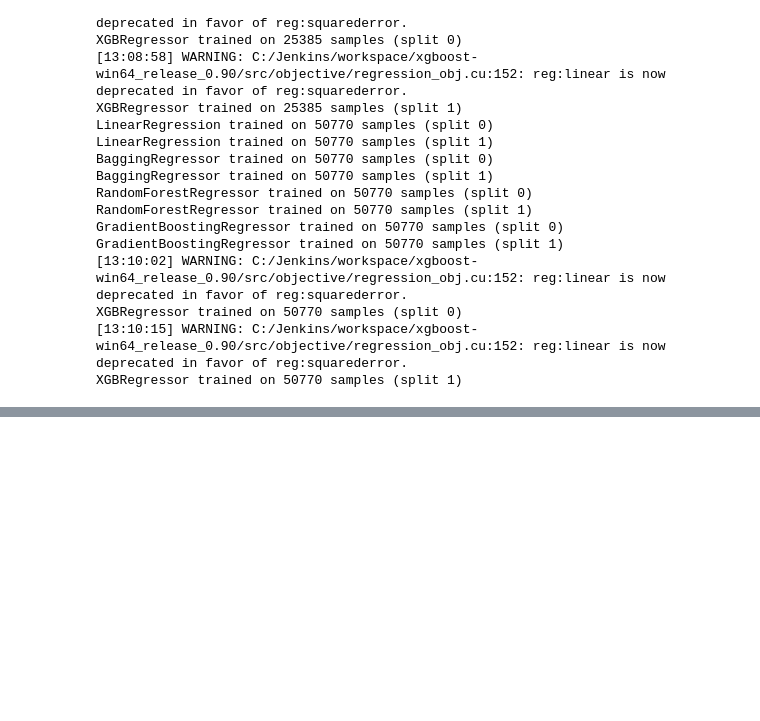
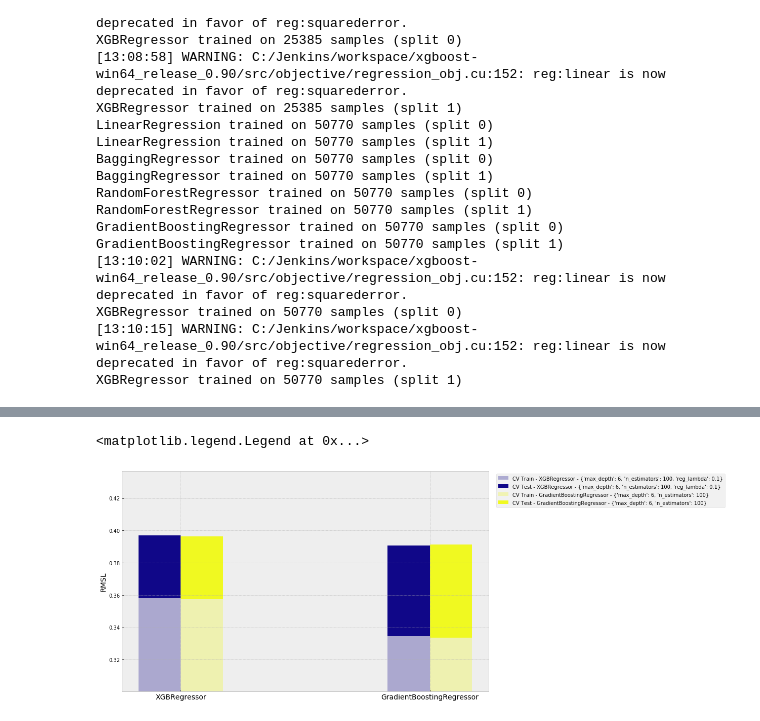
Before and after one commit to corasantos/KAGGLE-NY-Taxi-Trip-Duration, a Jupyter notebook: Draft.ipynb, the cells around one changed output, grey strips where cells are left out. Saved outputs shown, nothing was run; the diff lists cells and outputs as text; code cells hidden in the pictures; blank space fills up the shorter version.

```diff
--- a/Draft.ipynb
+++ b/Draft.ipynb
@@ -767,7 +756,7 @@ Length: 86, dtype: object
 ### 3.1 Transform: Logarithmic or Box-Cox
 # %%
 #bc for Box-Cox transformation
-transform = 'bc'
+transform = 'log'
 
 if transform == 'bc':
     data6 = data5.drop(columns=['log_dist','log_trip_duration','dist','trip_duration'])
@@ -973,0 +988,48 @@ Text(0, 0.5, 'RMSL')
+# %%
+from matplotlib import cm
+
+fig = plt.figure(figsize = (13,8))
+bar_width = 0.085
+colors = cm.plasma(np.linspace(1,255,len(regressors)).astype(int))
+
+for r, regressor, in enumerate(regressors):
+    for p,params in enumerate(results[regressor.__class__.__name__]['params']):
+        if p < len(results[regressor.__class__.__name__]['params'])-1:
+            plt.bar(p/2+r*bar_width,
+                    results[regressor.__class__.__name__]['mean_train_score'][p],
+                    width = bar_width,
+                    color = colors[r],
+                    alpha=0.3)
+
+            plt.bar(p/2+r*bar_width,
+                    results[regressor.__class__.__name__]['mean_test_score'][p]-results[regressor.__class__.__name__]['mean_train_score'][p],
+                    width = bar_width,
+                    color = colors[r],
+                    bottom=results[regressor.__class__.__name__]['mean_train_score'][p])
+        else:
+            plt.bar(p/2+r*bar_width,
+                    results[regressor.__class__.__name__]['mean_train_score'][p],
+                    width = bar_width,
+                    color = colors[r],
+                    alpha=0.3,
+                    label='CV Train - '+regressor.__class__.__name__ + ' - ' + str(results[regressor.__class__.__name__]['params'][p]))
+
+            plt.bar(p/2+r*bar_width,
+                    results[regressor.__class__.__name__]['mean_test_score'][p]-results[regressor.__class__.__name__]['mean_train_score'][p],
+                    width = bar_width,
+                    color = colors[r],
+                    bottom=results[regressor.__class__.__name__]['mean_train_score'][p],
+                    label='CV Test - '+regressor.__class__.__name__ + ' - ' + str(results[regressor.__class__.__name__]['params'][p]))
+
+ticks = [np.mean(r/2+bar_width * np.arange(len(regressors))) for r, regressor, in enumerate(regressors)]
+ticklables = [regressor.__class__.__name__ for r, regressor, in enumerate(regressors)]
+
+plt.xticks(ticks,ticklables,fontsize=14)
+plt.ylabel('RMSL',fontsize=14)
+plt.ylim([0.9 * min([min(results[regressor.__class__.__name__]['mean_train_score']) for regressor in (regressors)]),
+         1.1 * max([max(results[regressor.__class__.__name__]['mean_test_score']) for regressor in (regressors)])])
+
+plt.legend(bbox_to_anchor=(1.65, 1))
+# %% [output]
+<matplotlib.legend.Legend at 0x...>
+[figure, added]
```
Also changed, not shown: parts of 8 cells of this notebook, 1 other file.
